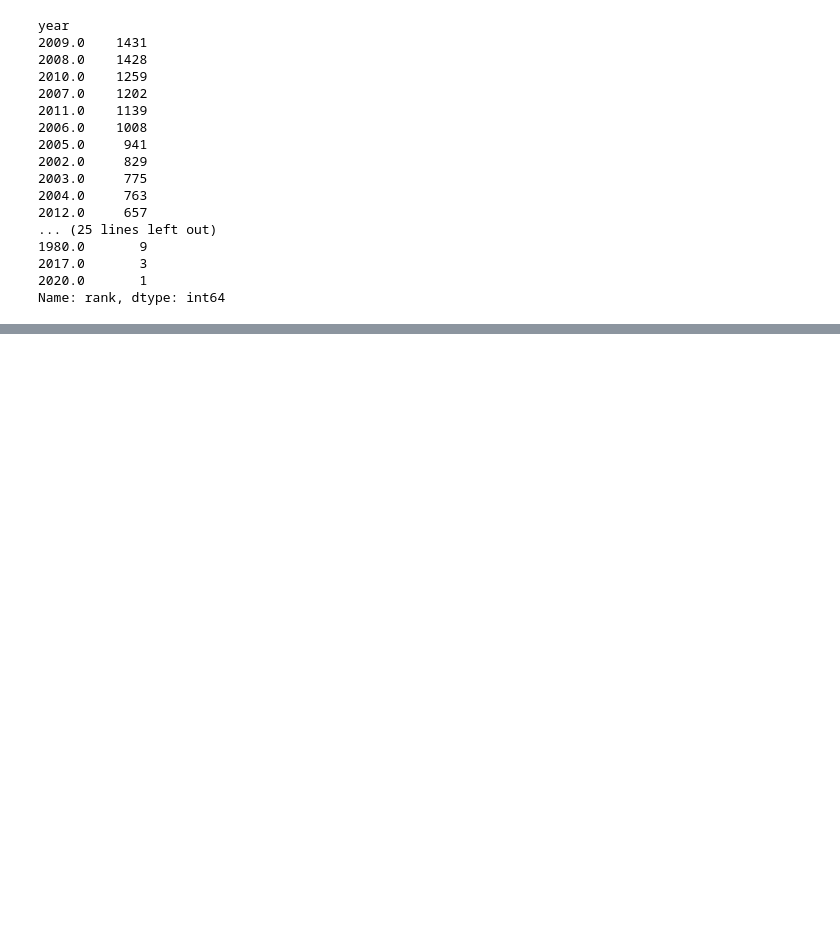
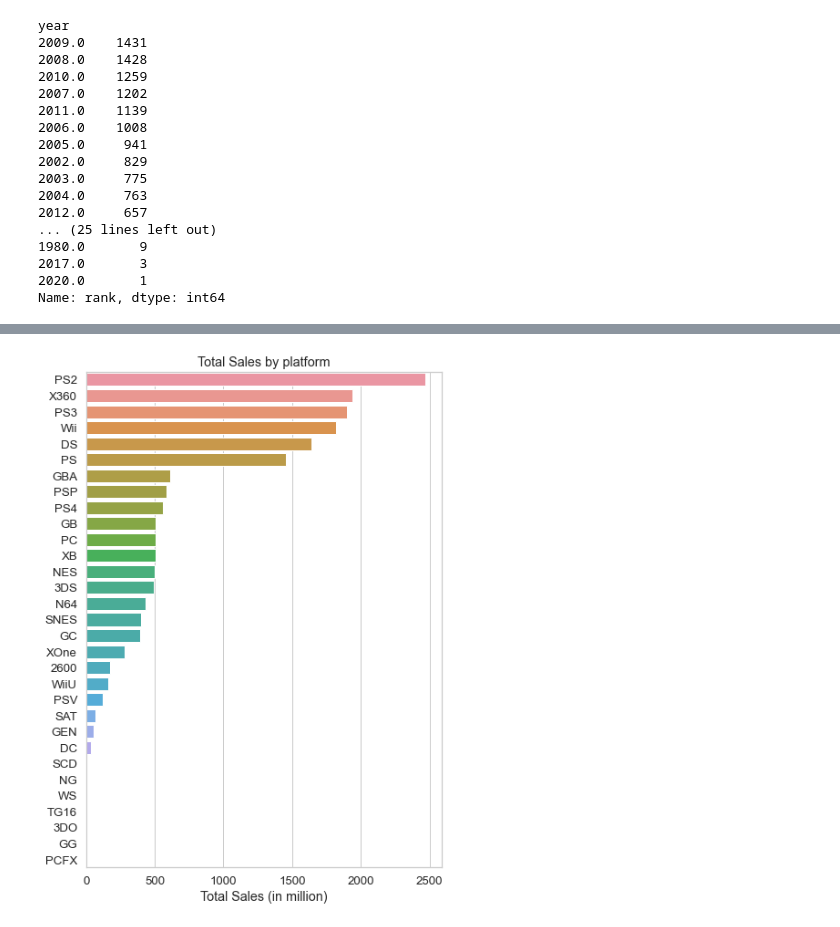
Before and after one commit to danielafriyie/ds_projects, a Jupyter notebook: video games sales/eda.ipynb, the cells around one changed output, grey strips where cells are left out. Saved outputs shown, nothing was run; the diff lists cells and outputs as text; code cells hidden in the pictures; blank space fills up the shorter version.

```diff
--- a/video games sales/eda.ipynb
+++ b/video games sales/eda.ipynb
@@ -296,0 +342,4 @@ Name: rank, dtype: int64
+# %%
+def get_cat(*args, **kwargs):
+    cat = pivot_table(*args, **kwargs)['total_sales'].to_frame()
+    return cat.reset_index()
@@ -296,0 +356,12 @@ Name: rank, dtype: int64
+# %%
+def cat_plot(cat, *args, **kwargs):
+    cat_df = get_cat(cat, *args, **kwargs)
+    ax = sns.barplot(data=cat_df, x='total_sales', y=cat)
+    ax.set(xlabel='Total Sales (in million)', ylabel='', title=f'Total Sales by {cat}')
+    return ax
+# %%
+plt.figure(figsize=(7, 10))
+cat_plot('platform')
+plt.show()
+# %% [output]
+[figure, added]
```
Also changed, not shown: parts of 16 cells of this notebook.
